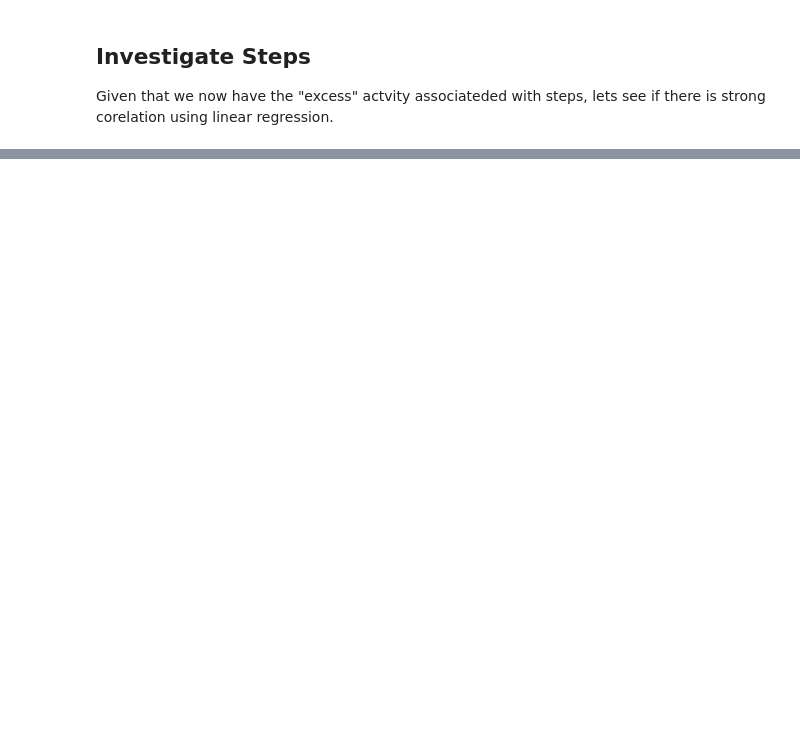
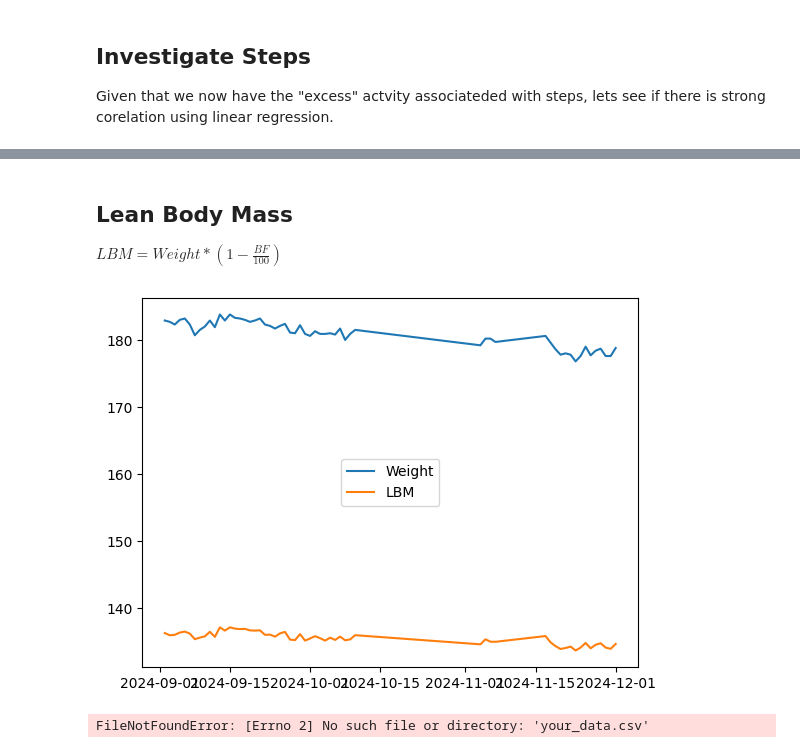
Before and after one commit to eskoviak/pyspark-playground, a Jupyter notebook: Notebooks/Explore Fitness.ipynb, the cells around one changed output, grey strips where cells are left out. Drawn from its saved outputs; the diff is of its cells as text; code cells hidden in the pictures; blank space fills up the shorter version.

```diff
--- a/Notebooks/Explore Fitness.ipynb
+++ b/Notebooks/Explore Fitness.ipynb
@@ -98,0 +115,53 @@ Intercept: 238.70238925807848
+# %% [markdown]
+## Lean Body Mass
+
+$ LBM = Weight * (1 - \frac{BF}{100}) $
+# %%
+LBM_df = raw_df.loc[:,['Date','Weight','BF']].dropna()
+LBM_df['LBM'] = LBM_df['Weight']*(1 - (LBM_df['BF']/100))
+# %%
+#LBM_df
+fig, ax = plt.subplots()
+ax.plot(LBM_df['Date'], LBM_df.loc[:,['Weight','LBM']], label=['Weight','LBM'])
+
+
+plt.legend(loc='center')
+plt.show()
+# %% [output]
+[figure, added]
+# %%
+# for use later
+from sklearn.linear_model import LinearRegression
+from sklearn.model_selection import train_test_split
+import pandas as pd
+import numpy as np
+
+# Load your data (replace with your own data loading method)
+data = pd.read_csv('your_data.csv')
+
+# Prepare your data
+X = data[['feature1', 'feature2', 'feature3']]  # Independent variables
+y = data['target_variable']  # Dependent variable
+
+# Split the data into training and testing sets
+X_train, X_test, y_train, y_test = train_test_split(X, y, test_size=0.2, random_state=42)
+
+# Create and fit the model
+model = LinearRegression()
+model.fit(X_train, y_train)
+
+# Make predictions
+y_pred = model.predict(X_test)
+
+# Evaluate the model (e.g., using mean squared error)
+from sklearn.metrics import mean_squared_error
+mse = mean_squared_error(y_test, y_pred)
+print(f"Mean Squared Error: {mse}")
+
+# Access model coefficients and intercept
+coefficients = model.coef_
+intercept = model.intercept_
+print(f"Coefficients: {coefficients}")
+print(f"Intercept: {intercept}")
+# %% [output]
+FileNotFoundError: [Errno 2] No such file or directory: 'your_data.csv'
```
Also changed, not shown: parts of 3 cells of this notebook, 2 other files.
